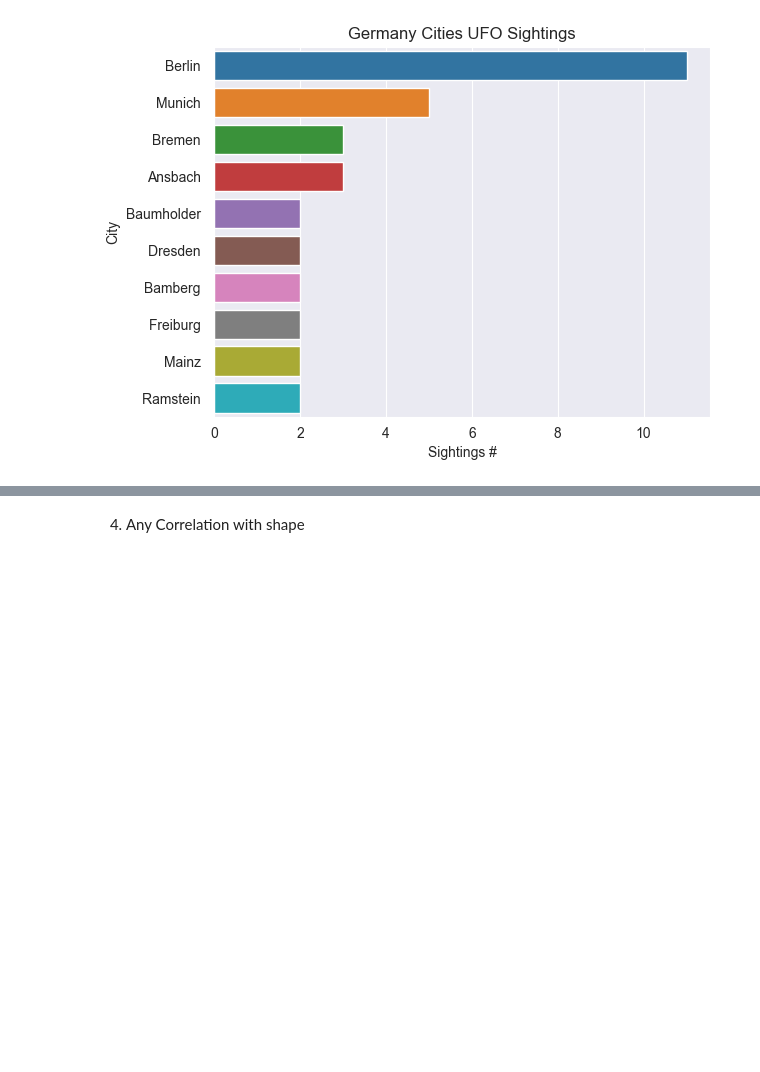
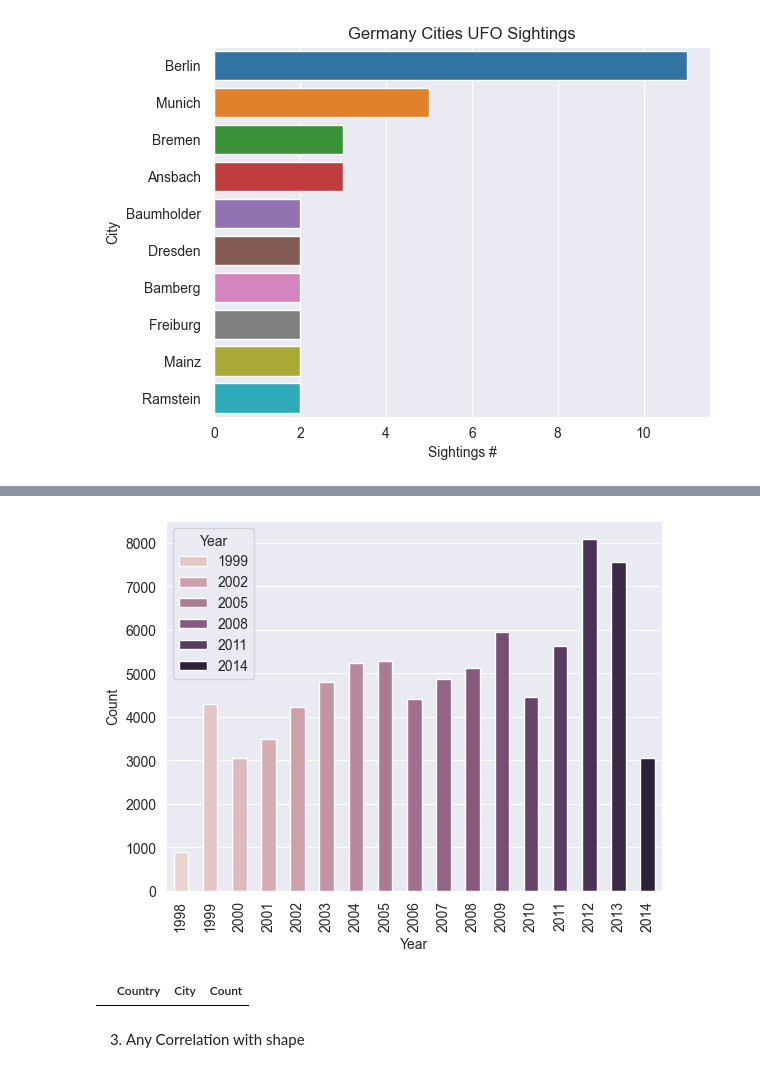
Before and after one commit to Barderus/UFO-Data-Analysis, a Jupyter notebook: analysis.ipynb, the cells around one changed output, grey strips where cells are left out. Drawn from its saved outputs; the diff is of its cells as text; code cells hidden in the pictures; blank space fills up the shorter version.

```diff
--- a/analysis.ipynb
+++ b/analysis.ipynb
@@ -283,0 +308,2 @@ plt.show()
+# %%
+df["Year"] = df["Date_Posted"].dt.year
@@ -283,0 +343,10 @@ plt.show()
+# %%
+df_year = df["Year"].value_counts().reset_index()
+# %%
+sns.barplot(x="Year", y="count", hue="Year", width=0.5,data=df_year)
+plt.xticks(rotation=90)
+plt.xlabel("Year")
+plt.ylabel("Count")
+plt.show()
+# %% [output]
+[figure, added]
@@ -284,2 +355,7 @@ plt.show()
+# %%
+df_2012 = df.query("Year == '2012'").groupby(["Country", "City"]).size().reset_index(name="Count").sort_values(by="Count", ascending=False)
+df_2012
+# %% [output]
+|  | Country | City | Count |
 # %% [markdown]
-4. Any Correlation with shape
+3. Any Correlation with shape
```
Also changed, not shown: parts of 53 cells of this notebook.
